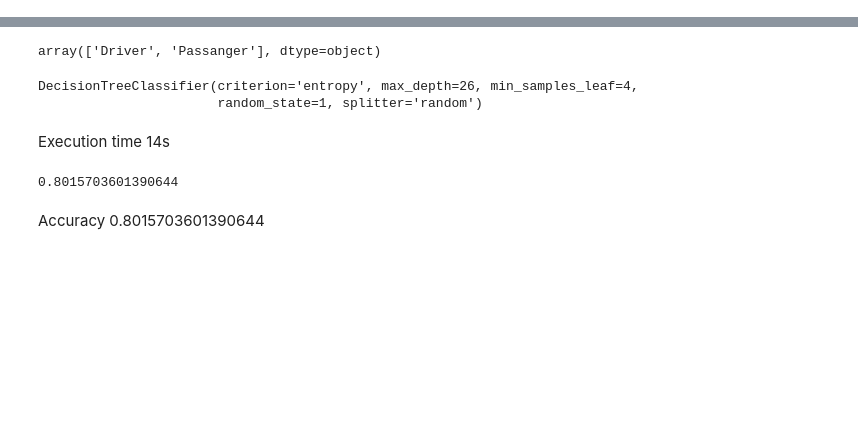
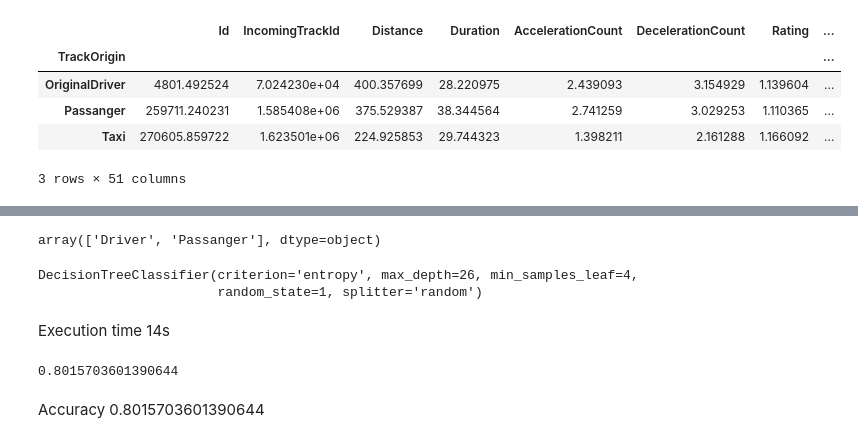
Before and after one commit to Cepera90/test, a Jupyter notebook: test_3.ipynb, the cells around one changed output, grey strips where cells are left out. Cells and saved outputs as stored; diff of their text form; code cells hidden in the pictures; blank space fills up the shorter version.

```diff
--- a/test_3.ipynb
+++ b/test_3.ipynb
@@ -23,0 +30,10 @@ Index(['Unnamed: 0', 'IncomingTrackId', 'Speed', 'Latitude', 'Longitude',
+# %%
+# See standart deviation values for drivers and passangers
+RT.groupby('TrackOrigin').std()
+# %% [output]
+|  | Id | IncomingTrackId | Distance | Duration | AccelerationCount | DecelerationCount | Rating | ... |
+| TrackOrigin |  |  |  |  |  |  |  | ... |
+| OriginalDriver | 4801.492524 | 7.024230e+04 | 400.357699 | 28.220975 | 2.439093 | 3.154929 | 1.139604 | ... |
+| Passanger | 259711.240231 | 1.585408e+06 | 375.529387 | 38.344564 | 2.741259 | 3.029253 | 1.110365 | ... |
+| Taxi | 270605.859722 | 1.623501e+06 | 224.925853 | 29.744323 | 1.398211 | 2.161288 | 1.166092 | ... |
+3 rows × 51 columns
```
Also changed, not shown: parts of 8 cells of this notebook.
